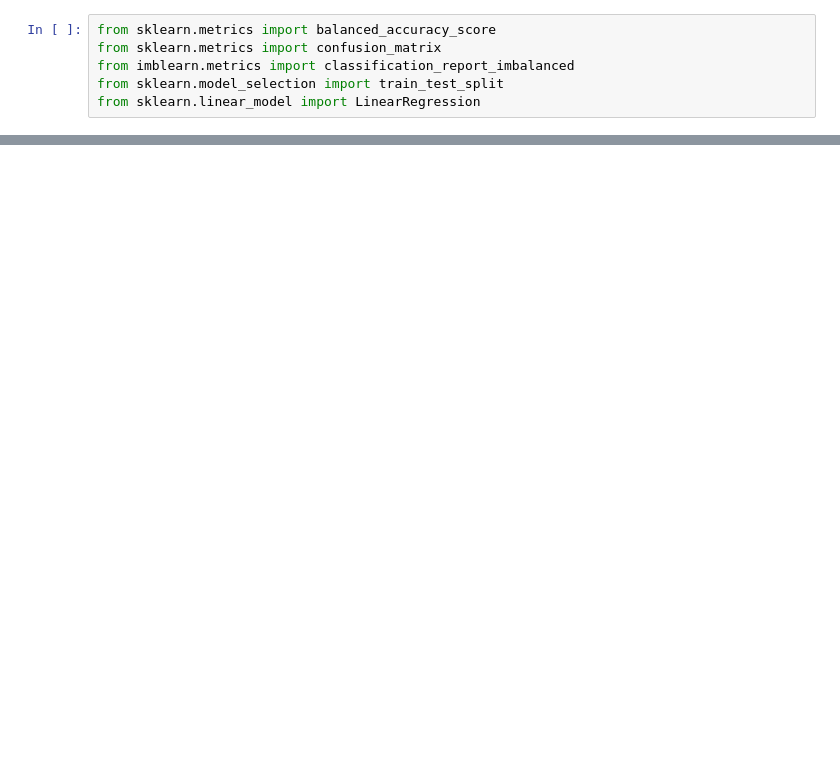
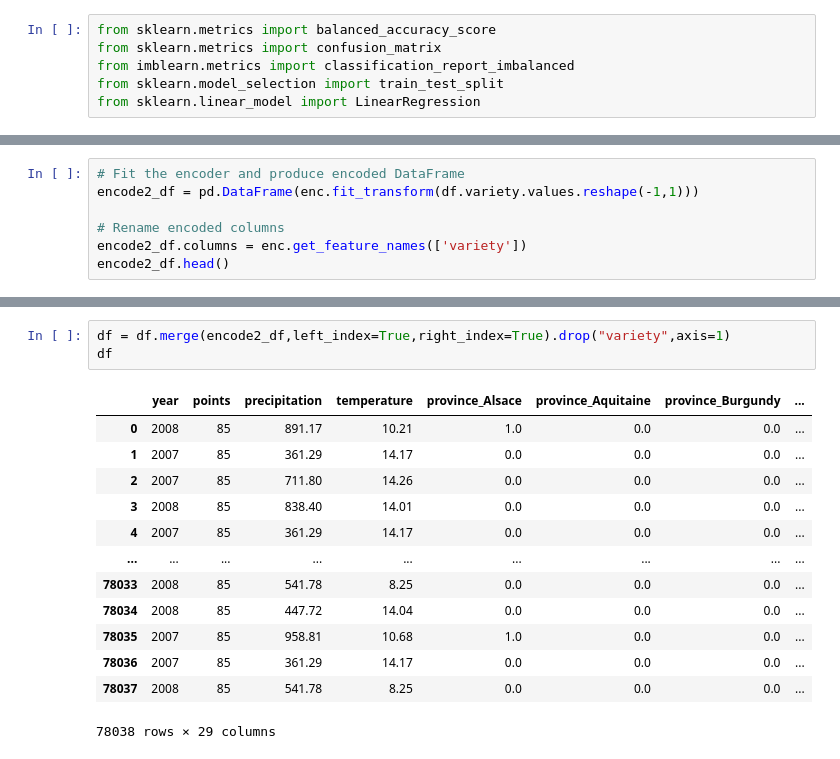
Before and after one commit to mshideler/Group2, a Jupyter notebook: MLModel.ipynb, the cells around one changed output, grey strips where cells are left out. Cells and saved outputs as stored; diff of their text form; blank space fills up the shorter version.

```diff
--- a/MLModel.ipynb
+++ b/MLModel.ipynb
@@ -22,0 +84,7 @@ wine_df = pd.read_csv("")
+# %%
+# Fit the encoder and produce encoded DataFrame
+encode2_df = pd.DataFrame(enc.fit_transform(df.variety.values.reshape(-1,1)))
+
+# Rename encoded columns
+encode2_df.columns = enc.get_feature_names(['variety'])
+encode2_df.head()
@@ -22,0 +116,17 @@ wine_df = pd.read_csv("")
+# %%
+df = df.merge(encode2_df,left_index=True,right_index=True).drop("variety",axis=1)
+df
+# %% [output]
+|  | year | points | precipitation | temperature | province_Alsace | province_Aquitaine | province_Burgundy | ... |
+| 0 | 2008 | 85 | 891.17 | 10.21 | 1.0 | 0.0 | 0.0 | ... |
+| 1 | 2007 | 85 | 361.29 | 14.17 | 0.0 | 0.0 | 0.0 | ... |
+| 2 | 2007 | 85 | 711.80 | 14.26 | 0.0 | 0.0 | 0.0 | ... |
+| 3 | 2008 | 85 | 838.40 | 14.01 | 0.0 | 0.0 | 0.0 | ... |
+| 4 | 2007 | 85 | 361.29 | 14.17 | 0.0 | 0.0 | 0.0 | ... |
+| ... | ... | ... | ... | ... | ... | ... | ... | ... |
+| 78033 | 2008 | 85 | 541.78 | 8.25 | 0.0 | 0.0 | 0.0 | ... |
+| 78034 | 2008 | 85 | 447.72 | 14.04 | 0.0 | 0.0 | 0.0 | ... |
+| 78035 | 2007 | 85 | 958.81 | 10.68 | 1.0 | 0.0 | 0.0 | ... |
+| 78036 | 2007 | 85 | 361.29 | 14.17 | 0.0 | 0.0 | 0.0 | ... |
+| 78037 | 2008 | 85 | 541.78 | 8.25 | 0.0 | 0.0 | 0.0 | ... |
+78038 rows × 29 columns
```
Also changed, not shown: parts of 17 cells of this notebook.
